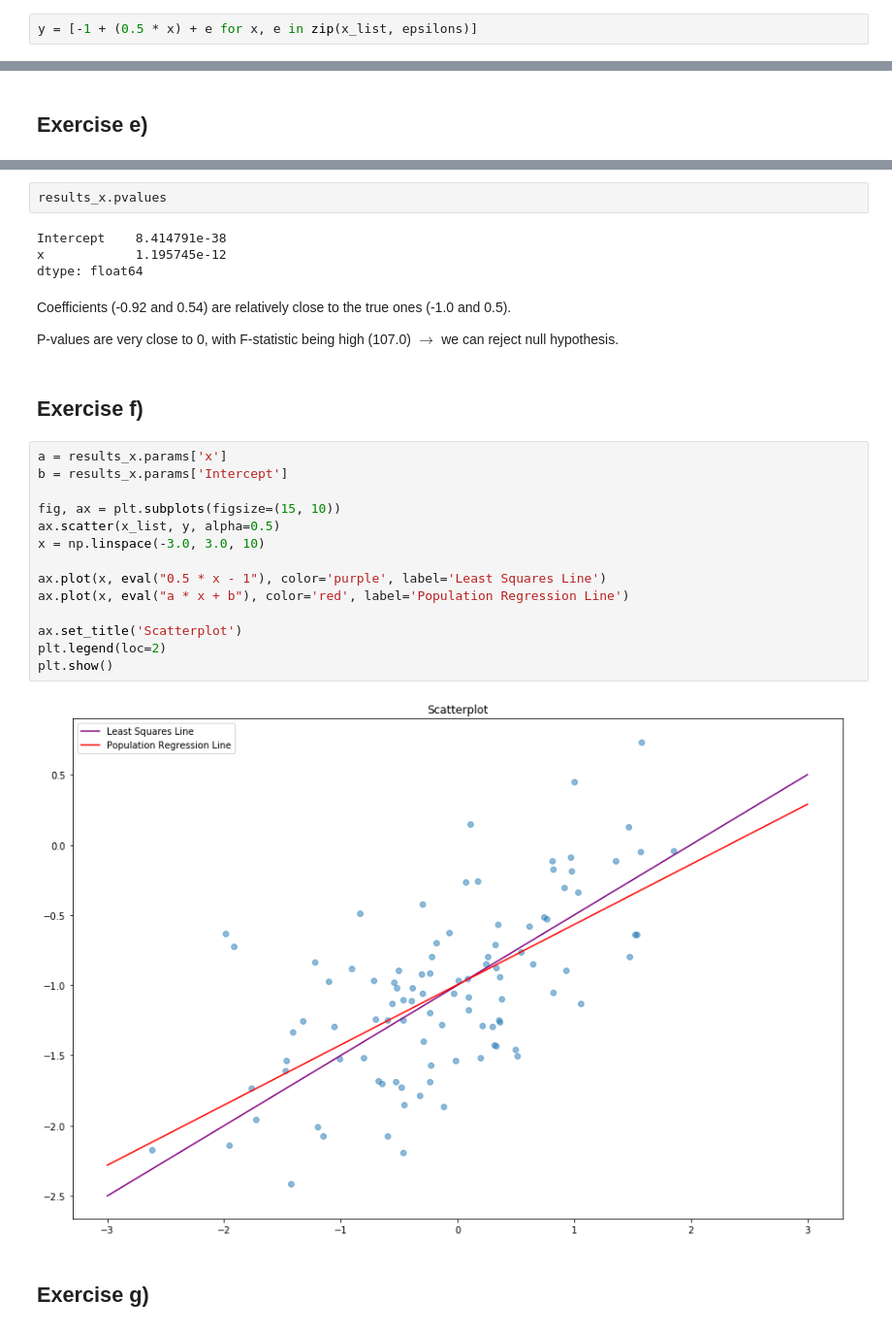
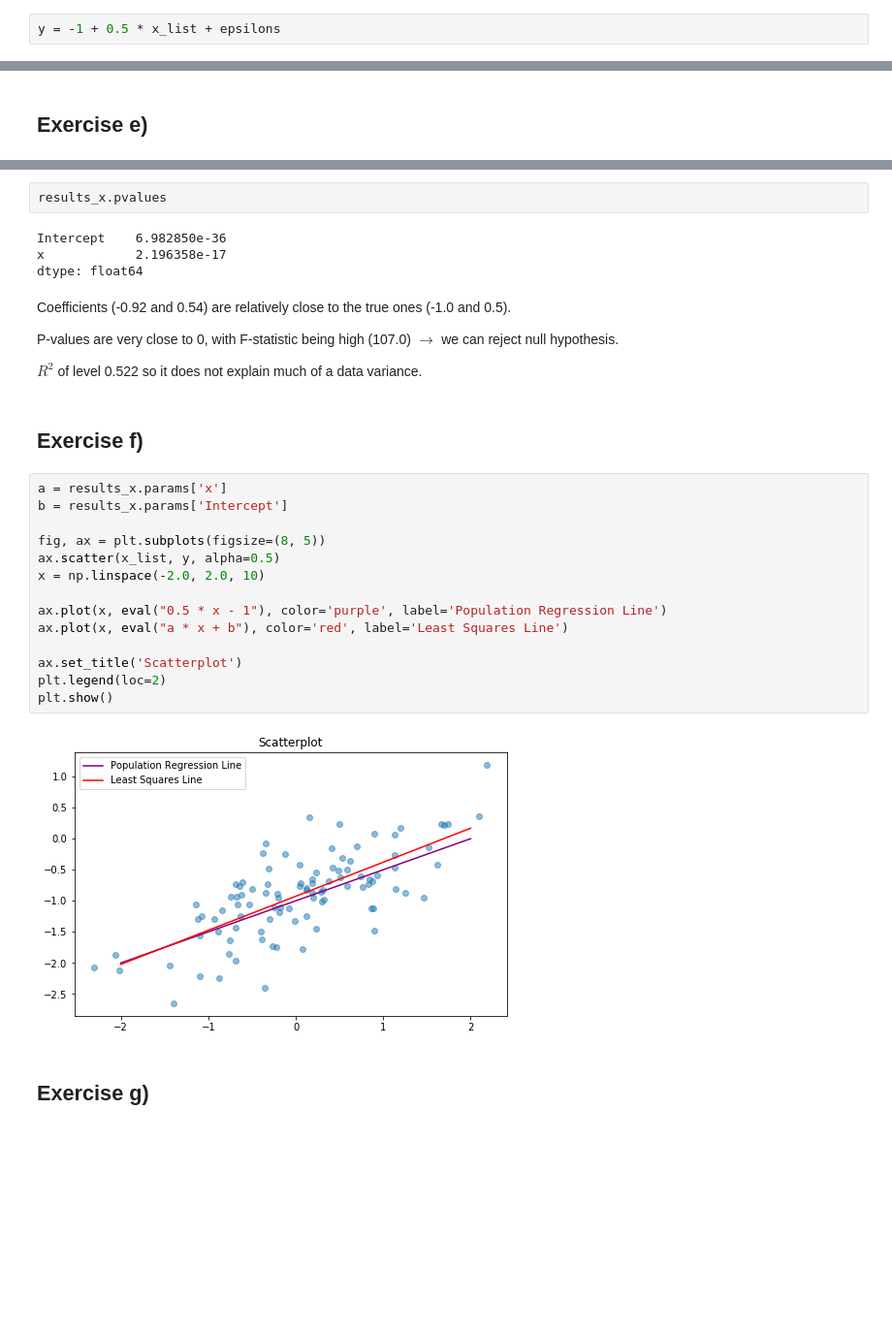
Before and after one commit to piotrkawa/data-mining, a Jupyter notebook: list_2/ex_1/ex_13.ipynb, the cells around one changed output, grey strips where cells are left out. Shown: that part at 97% size. Cells and saved outputs as stored; diff of their text form; blank space fills up the shorter version.

Commit message:
Final touches of list_2

```diff
--- a/list_2/ex_1/ex_13.ipynb
+++ b/list_2/ex_1/ex_13.ipynb
@@ -30,7 +30,7 @@
 What is the length of the vector y ? What are the values of β 0
 and β 1 in this linear model?
 # %%
-y = [-1 + (0.5 * x) + e for x, e in zip(x_list, epsilons)]
+y = -1 + 0.5 * x_list + epsilons
 # %% [markdown]
 What is the length of the vector y?
 
@@ -74,31 +84,33 @@ Warnings:
 # %%
 results_x.pvalues
 # %% [output]
-Intercept    8.414791e-38
-x            1.195745e-12
+Intercept    6.982850e-36
+x            2.196358e-17
 dtype: float64
 # %% [markdown]
 Coefficients (-0.92 and 0.54) are relatively close to the true ones (-1.0 and 0.5).
 
 P-values are very close to 0, with F-statistic being high (107.0) $\rightarrow$ we can reject null hypothesis.
+
+$R^2$ of level 0.522 so it does not explain much of a data variance.
 # %% [markdown]
 ## Exercise f)
 # %%
 a = results_x.params['x']
 b = results_x.params['Intercept']
 
-fig, ax = plt.subplots(figsize=(15, 10))
+fig, ax = plt.subplots(figsize=(8, 5))
 ax.scatter(x_list, y, alpha=0.5)
-x = np.linspace(-3.0, 3.0, 10)
+x = np.linspace(-2.0, 2.0, 10)
 
-ax.plot(x, eval("0.5 * x - 1"), color='purple', label='Least Squares Line')
-ax.plot(x, eval("a * x + b"), color='red', label='Population Regression Line')
+ax.plot(x, eval("0.5 * x - 1"), color='purple', label='Population Regression Line')
+ax.plot(x, eval("a * x + b"), color='red', label='Least Squares Line')
 
 ax.set_title('Scatterplot')
 plt.legend(loc=2)
 plt.show()
 # %% [output]
-[figure, old version]
+[figure, new version]
 # %% [markdown]
 ## Exercise g)
 # %%
```
Also changed, not shown: parts of 18 cells of this notebook, 2 other files.
